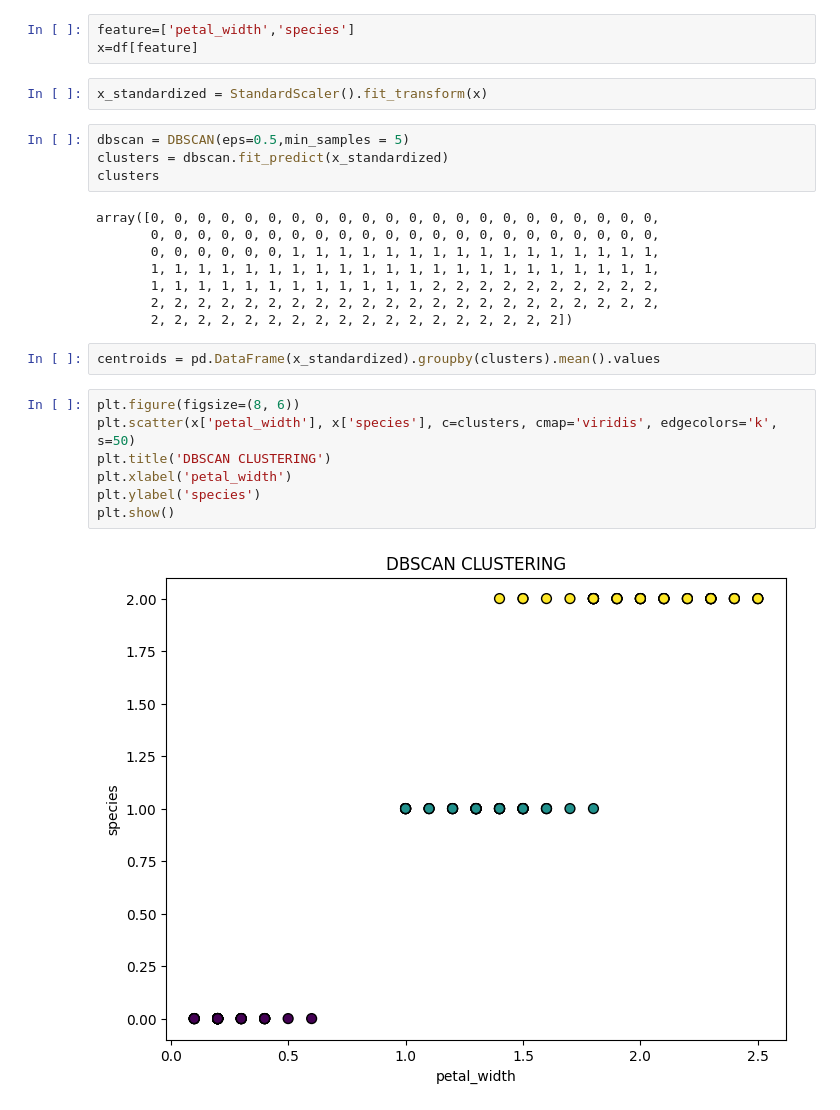
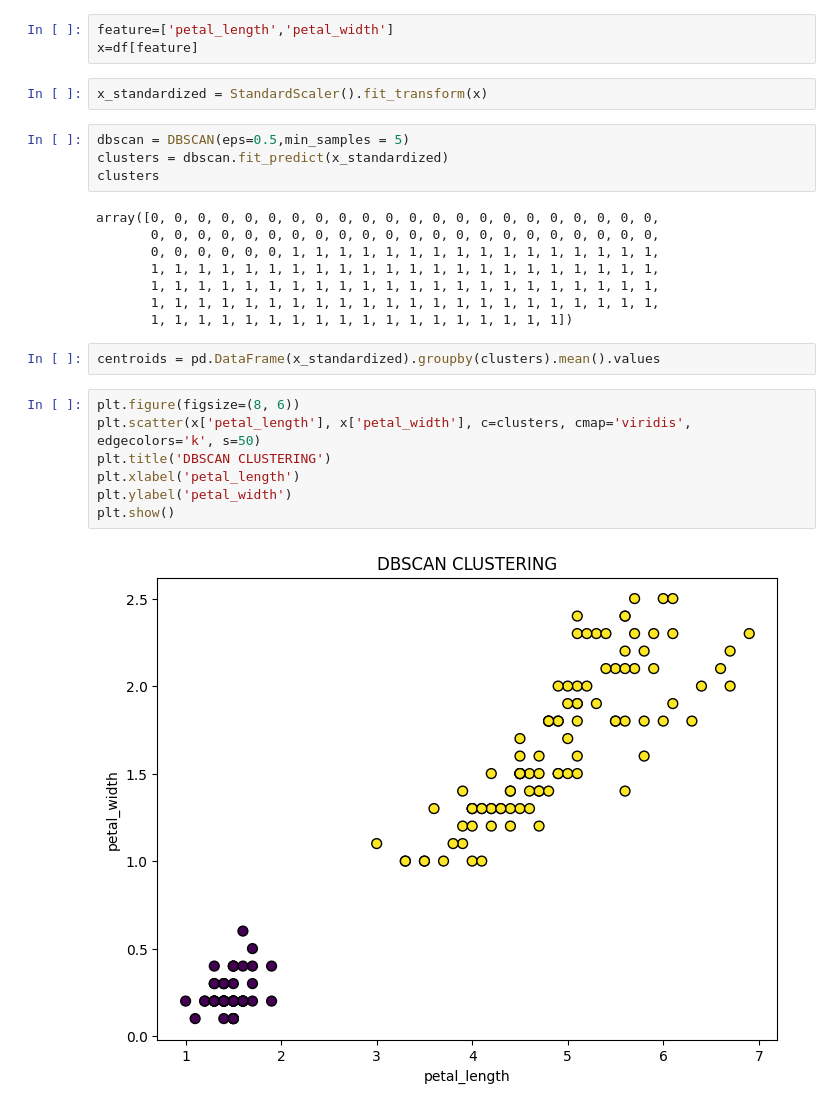
Before and after one commit to Asma-malica/ML, a Jupyter notebook: KMeans&DBScan_Assignment.ipynb, the cells around one changed output. Saved outputs shown, nothing was run; the diff lists cells and outputs as text.

```diff
--- a/KMeans&DBScan_Assignment.ipynb
+++ b/KMeans&DBScan_Assignment.ipynb
@@ -141,7 +141,7 @@ dtype: int64
 from sklearn.cluster import DBSCAN
 from sklearn.preprocessing import StandardScaler
 # %%
-feature=['petal_width','species']
+feature=['petal_length','petal_width']
 x=df[feature]
 # %%
 x_standardized = StandardScaler().fit_transform(x)
@@ -154,17 +154,17 @@ array([0, 0, 0, 0, 0, 0, 0, 0, 0, 0, 0, 0, 0, 0, 0, 0, 0, 0, 0, 0, 0, 0,
        0, 0, 0, 0, 0, 0, 0, 0, 0, 0, 0, 0, 0, 0, 0, 0, 0, 0, 0, 0, 0, 0,
        0, 0, 0, 0, 0, 0, 1, 1, 1, 1, 1, 1, 1, 1, 1, 1, 1, 1, 1, 1, 1, 1,
        1, 1, 1, 1, 1, 1, 1, 1, 1, 1, 1, 1, 1, 1, 1, 1, 1, 1, 1, 1, 1, 1,
-       1, 1, 1, 1, 1, 1, 1, 1, 1, 1, 1, 1, 2, 2, 2, 2, 2, 2, 2, 2, 2, 2,
-       2, 2, 2, 2, 2, 2, 2, 2, 2, 2, 2, 2, 2, 2, 2, 2, 2, 2, 2, 2, 2, 2,
-       2, 2, 2, 2, 2, 2, 2, 2, 2, 2, 2, 2, 2, 2, 2, 2, 2, 2])
+       1, 1, 1, 1, 1, 1, 1, 1, 1, 1, 1, 1, 1, 1, 1, 1, 1, 1, 1, 1, 1, 1,
+       1, 1, 1, 1, 1, 1, 1, 1, 1, 1, 1, 1, 1, 1, 1, 1, 1, 1, 1, 1, 1, 1,
+       1, 1, 1, 1, 1, 1, 1, 1, 1, 1, 1, 1, 1, 1, 1, 1, 1, 1])
 # %%
 centroids = pd.DataFrame(x_standardized).groupby(clusters).mean().values
 # %%
 plt.figure(figsize=(8, 6))
-plt.scatter(x['petal_width'], x['species'], c=clusters, cmap='viridis', edgecolors='k', s=50)
+plt.scatter(x['petal_length'], x['petal_width'], c=clusters, cmap='viridis', edgecolors='k', s=50)
 plt.title('DBSCAN CLUSTERING')
-plt.xlabel('petal_width')
-plt.ylabel('species')
+plt.xlabel('petal_length')
+plt.ylabel('petal_width')
 plt.show()
 # %% [output]
-[figure, old version]
+[figure, new version]
```
Also changed, not shown: parts of 3 cells of this notebook.
